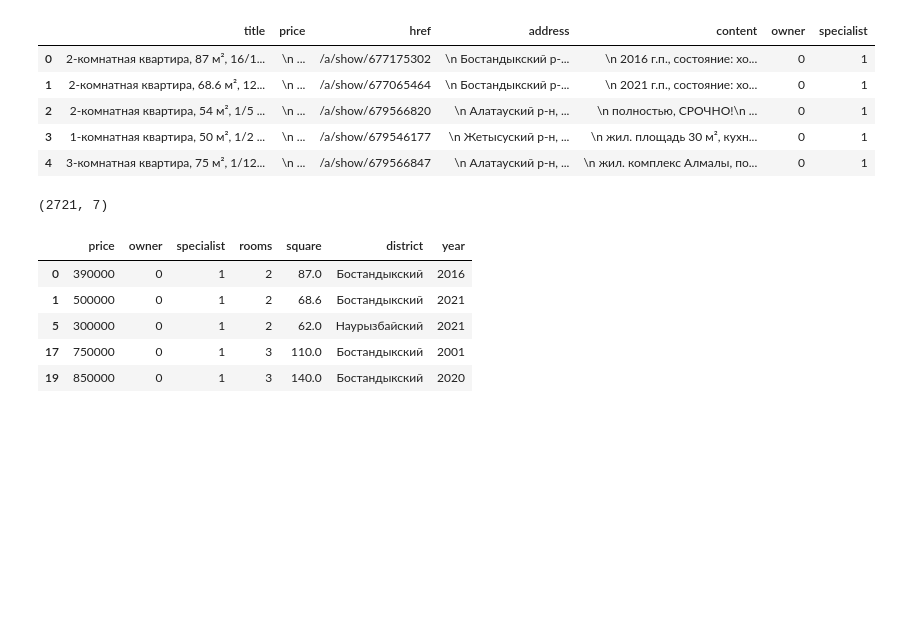
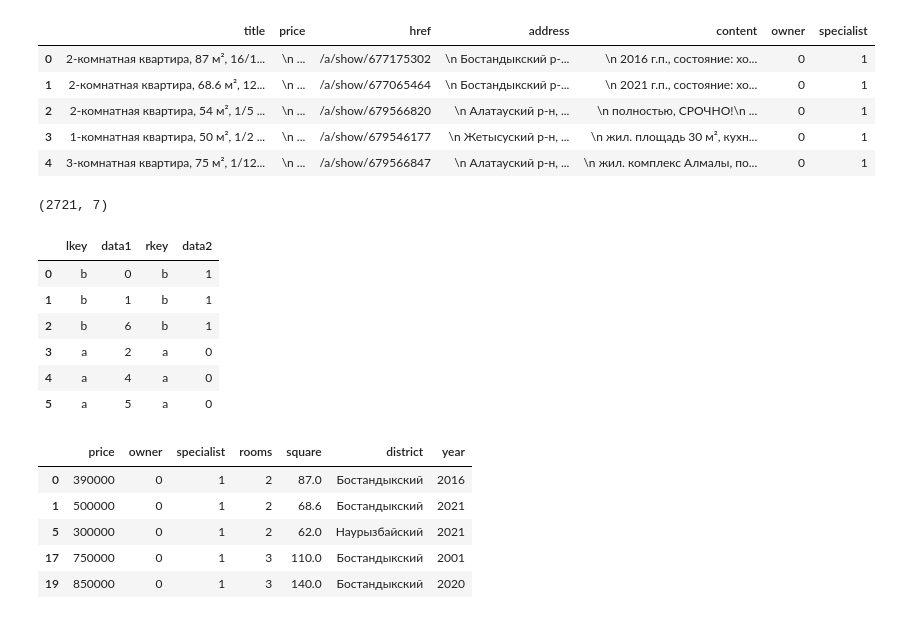
Before and after one commit to BMukhtar/KBot, a Jupyter notebook: krisha.ipynb, the cells around one changed output. Cells and saved outputs as stored; diff of their text form; code cells hidden in the pictures; blank space fills up the shorter version.

```diff
--- a/krisha.ipynb
+++ b/krisha.ipynb
@@ -125,6 +107,18 @@ df.head()
 df.shape
 # %% [output]
 (2721, 7)
+# %%
+df3 = pd.DataFrame({'lkey': ['b', 'b', 'a', 'c', 'a', 'a', 'b'],'data1': range(7)})
+df4 = pd.DataFrame({'rkey': ['a', 'b', 'd'], 'data2': range(3)})
+pd.merge(df3, df4, left_on='lkey', right_on='rkey')
+# %% [output]
+|  | lkey | data1 | rkey | data2 |
+| 0 | b | 0 | b | 1 |
+| 1 | b | 1 | b | 1 |
+| 2 | b | 6 | b | 1 |
+| 3 | a | 2 | a | 0 |
+| 4 | a | 4 | a | 0 |
+| 5 | a | 5 | a | 0 |
 # %%
 new = df["title"].str.split(",", expand = True)
 df["rooms"]= new[0]
```
Also changed, not shown: parts of 3 cells of this notebook, 2 other files.
